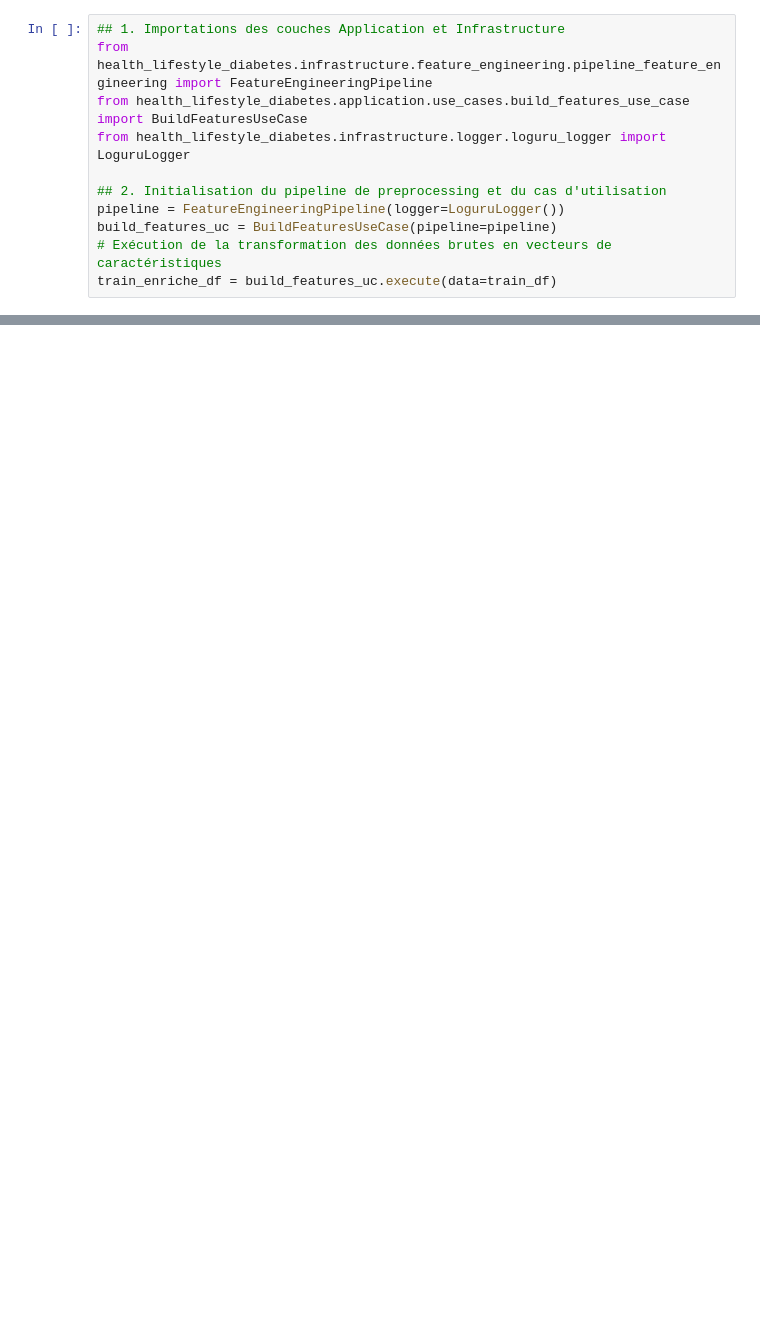
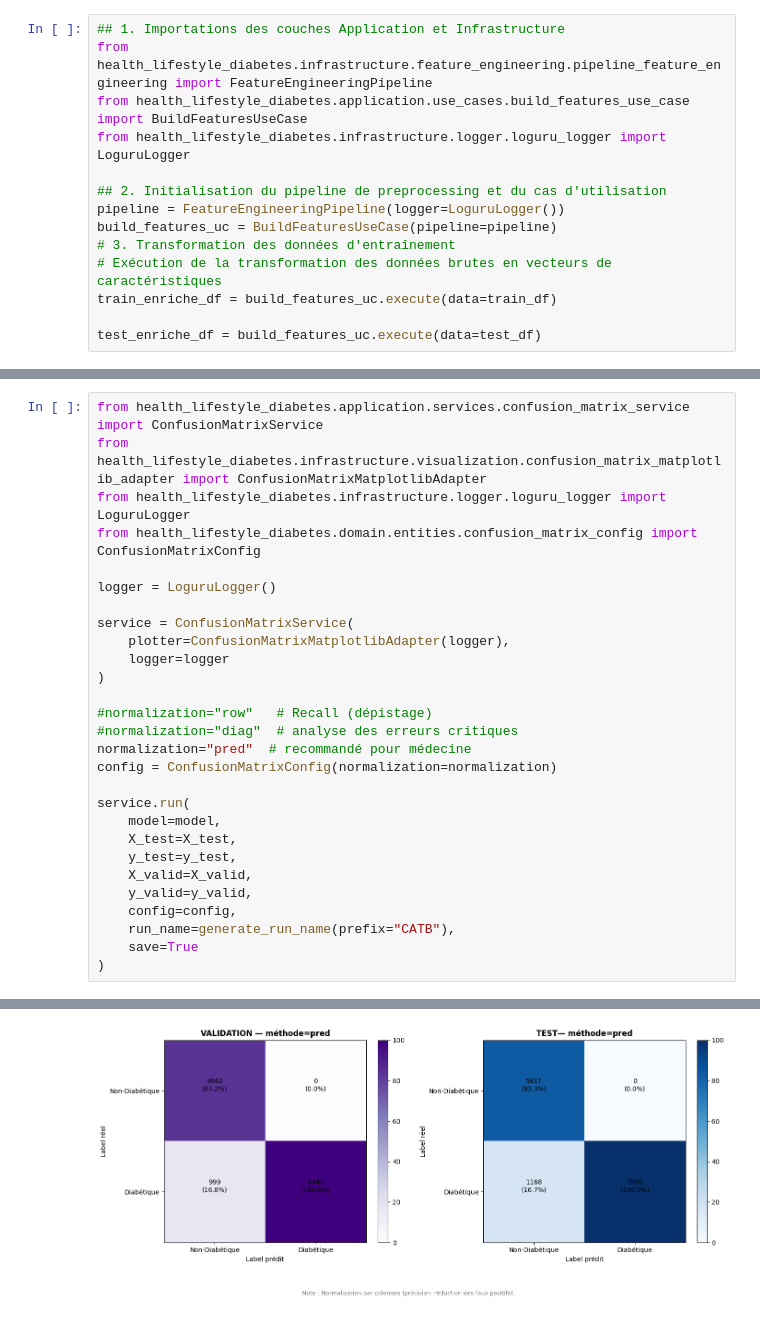
Before and after one commit to Manda404/health_lifestyle_diabetes, a Jupyter notebook: notebook/apply_use_case.ipynb, the cells around one changed output, grey strips where cells are left out. Cells and saved outputs as stored; diff of their text form; blank space fills up the shorter version.

Commit message:
add confusion Matrix...

```diff
--- a/notebook/apply_use_case.ipynb
+++ b/notebook/apply_use_case.ipynb
@@ -97,6 +97,9 @@ from health_lifestyle_diabetes.infrastructure.logger.loguru_logger import Loguru
 ## 2. Initialisation du pipeline de preprocessing et du cas d'utilisation
 pipeline = FeatureEngineeringPipeline(logger=LoguruLogger())
 build_features_uc = BuildFeaturesUseCase(pipeline=pipeline)
+# 3. Transformation des données d'entraînement
 # Exécution de la transformation des données brutes en vecteurs de caractéristiques
 train_enriche_df = build_features_uc.execute(data=train_df)
+
+test_enriche_df = build_features_uc.execute(data=test_df)
 # %% [output]
@@ -222,0 +236,29 @@ Modèle entraîné : <catboost.core.CatBoostClassifier object at 0x...>
+# %%
+from health_lifestyle_diabetes.application.services.confusion_matrix_service import ConfusionMatrixService
+from health_lifestyle_diabetes.infrastructure.visualization.confusion_matrix_matplotlib_adapter import ConfusionMatrixMatplotlibAdapter
+from health_lifestyle_diabetes.infrastructure.logger.loguru_logger import LoguruLogger
+from health_lifestyle_diabetes.domain.entities.confusion_matrix_config import ConfusionMatrixConfig
+
+logger = LoguruLogger()
+
+service = ConfusionMatrixService(
+    plotter=ConfusionMatrixMatplotlibAdapter(logger),
+    logger=logger
+)
+
+#normalization="row"   # Recall (dépistage)
+#normalization="diag"  # analyse des erreurs critiques
+normalization="pred"  # recommandé pour médecine
+config = ConfusionMatrixConfig(normalization=normalization)
+
+service.run(
+    model=model,
+    X_test=X_test,
+    y_test=y_test,
+    X_valid=X_valid,
+    y_valid=y_valid,
+    config=config,
+    run_name=generate_run_name(prefix="CATB"),
+    save=True
+)
+# %% [output]
@@ -222,0 +267 @@ Modèle entraîné : <catboost.core.CatBoostClassifier object at 0x...>
+[figure, added]
```
Also changed, not shown: parts of 13 cells of this notebook, 6 other files.
